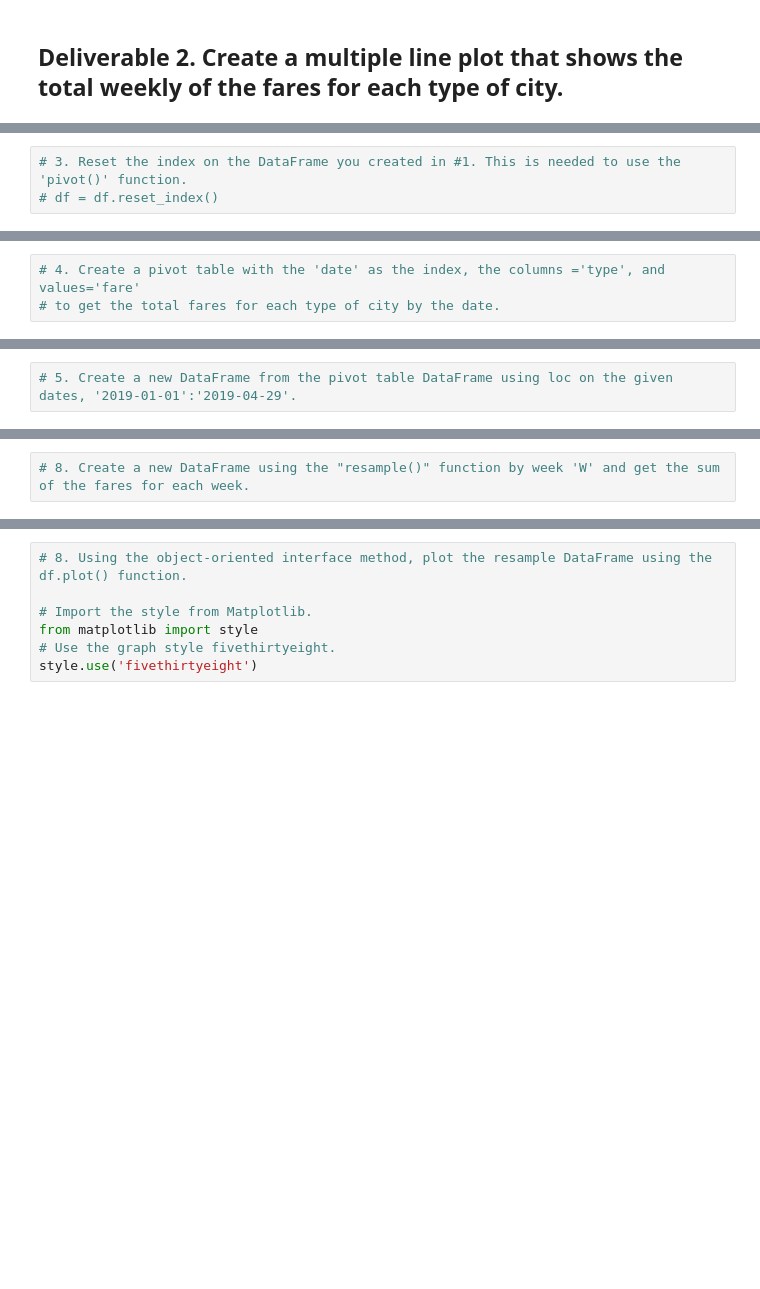
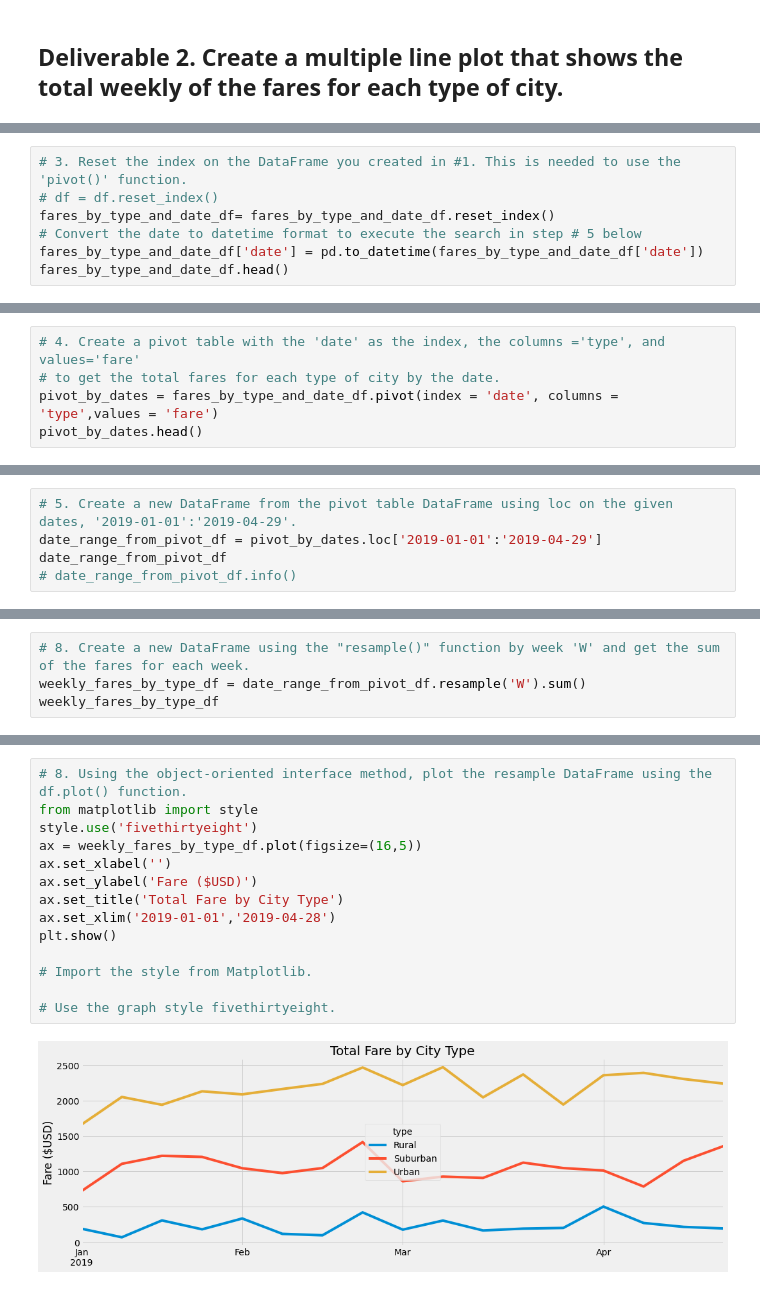
Before and after one commit to ccwillmore/PyBer_Analysis, a Jupyter notebook: PyBer_Challenge.ipynb, the cells around one changed output, grey strips where cells are left out. Saved outputs shown, nothing was run; the diff lists cells and outputs as text; blank space fills up the shorter version.

```diff
--- a/PyBer_Challenge.ipynb
+++ b/PyBer_Challenge.ipynb
@@ -91,3 +109,7 @@ pyber_summary_df.head()
 # %%
 # 3. Reset the index on the DataFrame you created in #1. This is needed to use the 'pivot()' function.
 # df = df.reset_index()
+fares_by_type_and_date_df= fares_by_type_and_date_df.reset_index()
+# Convert the date to datetime format to execute the search in step # 5 below
+fares_by_type_and_date_df['date'] = pd.to_datetime(fares_by_type_and_date_df['date'])
+fares_by_type_and_date_df.head()
@@ -94,3 +123,5 @@ pyber_summary_df.head()
 # %%
 # 4. Create a pivot table with the 'date' as the index, the columns ='type', and values='fare'
 # to get the total fares for each type of city by the date.
+pivot_by_dates = fares_by_type_and_date_df.pivot(index = 'date', columns = 'type',values = 'fare')
+pivot_by_dates.head()
@@ -97,2 +136,5 @@ pyber_summary_df.head()
 # %%
 # 5. Create a new DataFrame from the pivot table DataFrame using loc on the given dates, '2019-01-01':'2019-04-29'.
+date_range_from_pivot_df = pivot_by_dates.loc['2019-01-01':'2019-04-29']
+date_range_from_pivot_df
+# date_range_from_pivot_df.info()
@@ -104,2 +185,4 @@ pyber_summary_df.head()
 # %%
 # 8. Create a new DataFrame using the "resample()" function by week 'W' and get the sum of the fares for each week.
+weekly_fares_by_type_df = date_range_from_pivot_df.resample('W').sum()
+weekly_fares_by_type_df
@@ -106,7 +208,16 @@ pyber_summary_df.head()
 # %%
 # 8. Using the object-oriented interface method, plot the resample DataFrame using the df.plot() function.
+from matplotlib import style
+style.use('fivethirtyeight')
+ax = weekly_fares_by_type_df.plot(figsize=(16,5))
+ax.set_xlabel('')
+ax.set_ylabel('Fare ($USD)')
+ax.set_title('Total Fare by City Type')
+ax.set_xlim('2019-01-01','2019-04-28')
+plt.show()
 
 # Import the style from Matplotlib.
-from matplotlib import style
+
 # Use the graph style fivethirtyeight.
-style.use('fivethirtyeight')
+# %% [output]
+[figure, added]
```
Also changed, not shown: parts of 9 cells of this notebook.
